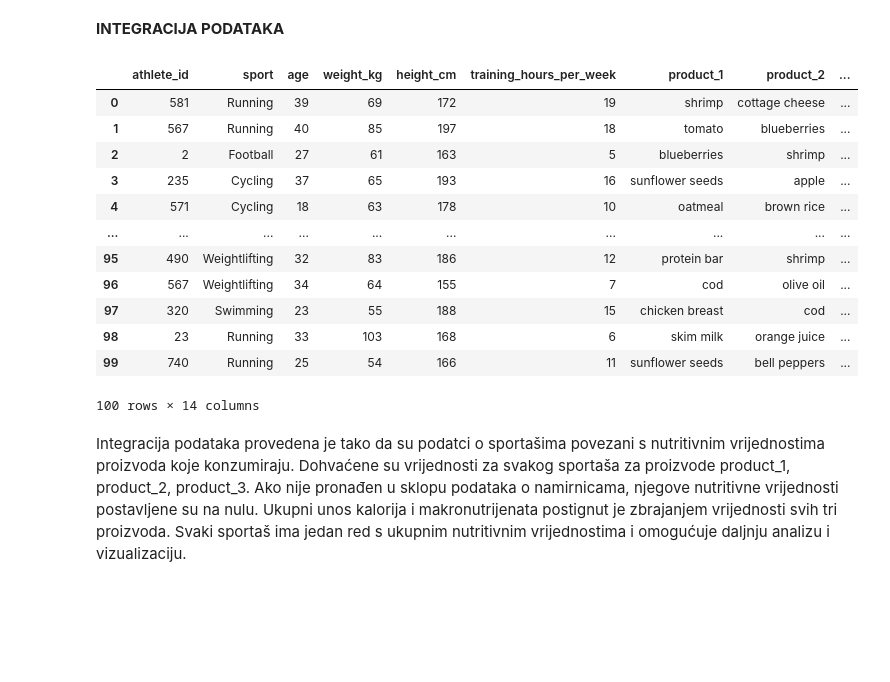
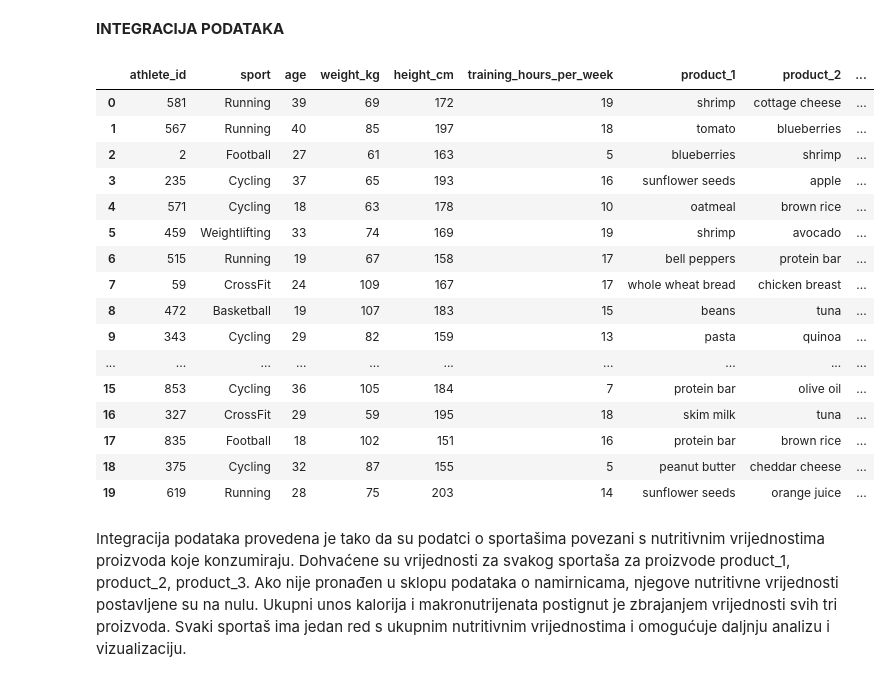
Before and after one commit to jvrscak/Analiza-utjecaja-prehrane-na-rezultate-sporta-a, a Jupyter notebook: projekt_iz_PZAP_JanVrščak.ipynb, the cells around one changed output. Saved outputs shown, nothing was run; the diff lists cells and outputs as text; code cells hidden in the pictures; blank space fills up the shorter version.

```diff
--- a/projekt_iz_PZAP_JanVrščak.ipynb
+++ b/projekt_iz_PZAP_JanVrščak.ipynb
@@ -126,16 +126,16 @@ def get_nutrients_safe(product):
     else:
         return {"calories": 0, "proteins": 0, "carbohydrates": 0, "fats": 0}
 # %%
-df_sport["total_calories"] = 0
-df_sport["total_proteins"] = 0
-df_sport["total_carbohydrates"] = 0
-df_sport["total_fats"] = 0
+df_sport["total_calories"] = 0.0
+df_sport["total_proteins"] = 0.0
+df_sport["total_carbohydrates"] = 0.0
+df_sport["total_fats"] = 0.0
 
 for i, athlete in df_sport.iterrows():
-    total_calories = 0
-    total_proteins = 0
-    total_carbohydrates = 0
-    total_fats = 0
+    total_calories = 0.0
+    total_proteins = 0.0
+    total_carbohydrates = 0.0
+    total_fats = 0.0
 
     for product_col in ["product_1", "product_2", "product_3"]:
         nutrients = get_nutrients_safe(athlete[product_col])
@@ -149,21 +149,25 @@ for i, athlete in df_sport.iterrows():
     df_sport.at[i, "total_carbohydrates"] = total_carbohydrates
     df_sport.at[i, "total_fats"] = total_fats
 # %%
-df_sport.head(100)
+df_sport.head(20)
 # %% [output]
 |  | athlete_id | sport | age | weight_kg | height_cm | training_hours_per_week | product_1 | product_2 | ... |
 | 0 | 581 | Running | 39 | 69 | 172 | 19 | shrimp | cottage cheese | ... |
 | 1 | 567 | Running | 40 | 85 | 197 | 18 | tomato | blueberries | ... |
 | 2 | 2 | Football | 27 | 61 | 163 | 5 | blueberries | shrimp | ... |
 | 3 | 235 | Cycling | 37 | 65 | 193 | 16 | sunflower seeds | apple | ... |
 | 4 | 571 | Cycling | 18 | 63 | 178 | 10 | oatmeal | brown rice | ... |
+| 5 | 459 | Weightlifting | 33 | 74 | 169 | 19 | shrimp | avocado | ... |
+| 6 | 515 | Running | 19 | 67 | 158 | 17 | bell peppers | protein bar | ... |
+| 7 | 59 | CrossFit | 24 | 109 | 167 | 17 | whole wheat bread | chicken breast | ... |
+| 8 | 472 | Basketball | 19 | 107 | 183 | 15 | beans | tuna | ... |
+| 9 | 343 | Cycling | 29 | 82 | 159 | 13 | pasta | quinoa | ... |
 | ... | ... | ... | ... | ... | ... | ... | ... | ... | ... |
-| 95 | 490 | Weightlifting | 32 | 83 | 186 | 12 | protein bar | shrimp | ... |
-| 96 | 567 | Weightlifting | 34 | 64 | 155 | 7 | cod | olive oil | ... |
-| 97 | 320 | Swimming | 23 | 55 | 188 | 15 | chicken breast | cod | ... |
-| 98 | 23 | Running | 33 | 103 | 168 | 6 | skim milk | orange juice | ... |
-| 99 | 740 | Running | 25 | 54 | 166 | 11 | sunflower seeds | bell peppers | ... |
+| 15 | 853 | Cycling | 36 | 105 | 184 | 7 | protein bar | olive oil | ... |
+| 16 | 327 | CrossFit | 29 | 59 | 195 | 18 | skim milk | tuna | ... |
+| 17 | 835 | Football | 18 | 102 | 151 | 16 | protein bar | brown rice | ... |
+| 18 | 375 | Cycling | 32 | 87 | 155 | 5 | peanut butter | cheddar cheese | ... |
+| 19 | 619 | Running | 28 | 75 | 203 | 14 | sunflower seeds | orange juice | ... |
-100 rows × 14 columns
 # %% [markdown]
 Integracija podataka provedena je tako da su podatci o sportašima povezani s nutritivnim vrijednostima proizvoda koje konzumiraju. Dohvaćene su vrijednosti za svakog sportaša za proizvode product_1, product_2, product_3. Ako nije pronađen u sklopu podataka o namirnicama, njegove nutritivne vrijednosti postavljene su na nulu. Ukupni unos kalorija i makronutrijenata postignut je zbrajanjem vrijednosti svih tri proizvoda. Svaki sportaš ima jedan red s ukupnim nutritivnim vrijednostima i omogućuje daljnju analizu i vizualizaciju.
 # %% [markdown]
```
